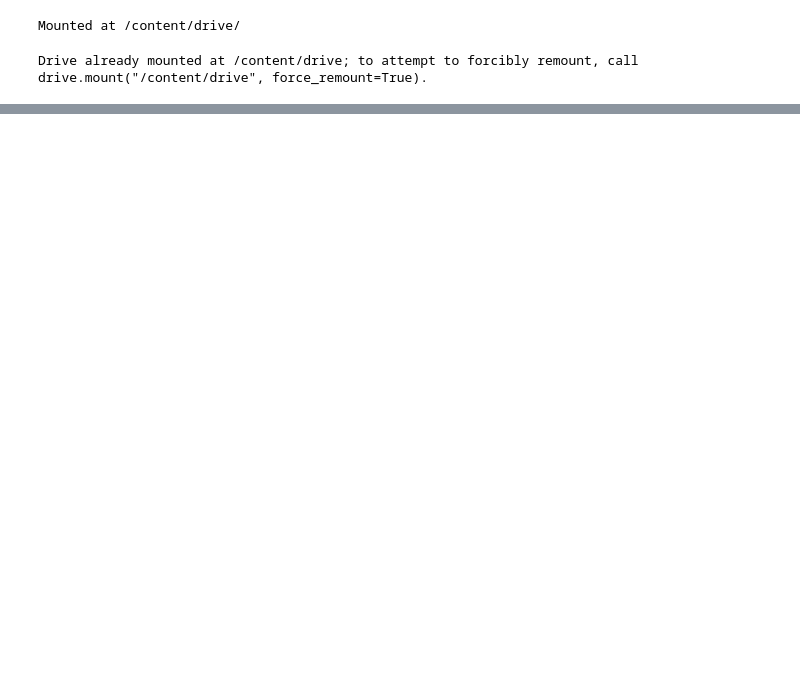
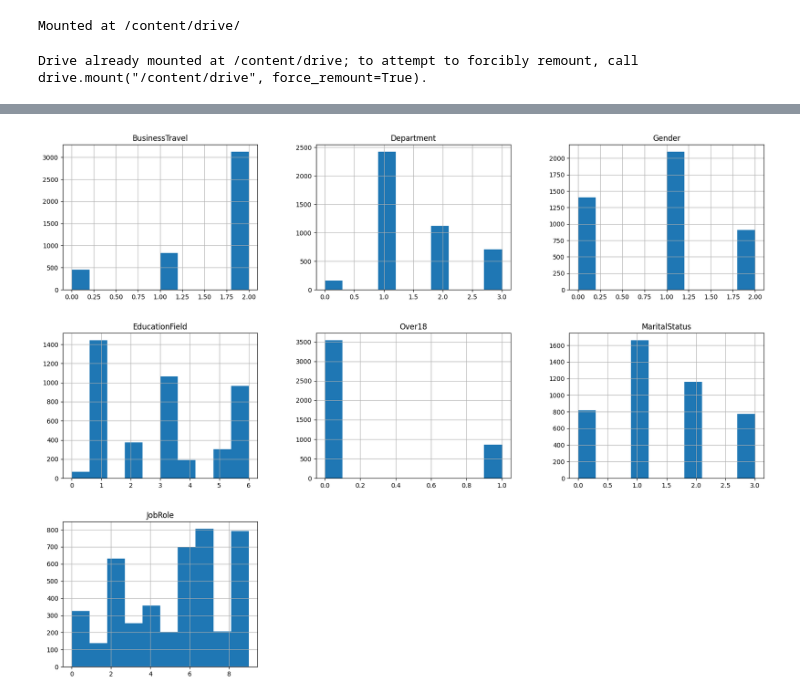
Before and after one commit to SantiagoJusteValverde/Grupo35_Practica2, a Jupyter notebook: Grupo35_Practica2.ipynb, the cells around one changed output, grey strips where cells are left out. Drawn from its saved outputs; the diff is of its cells as text; code cells hidden in the pictures; blank space fills up the shorter version.

```diff
--- a/Grupo35_Practica2.ipynb
+++ b/Grupo35_Practica2.ipynb
@@ -64,0 +116,21 @@ Name: 1, dtype: object
+# %%
+import matplotlib.pyplot as plt
+from sklearn.preprocessing import LabelEncoder
+# Obtener una lista de todas las variables en el conjunto de datos
+variables_entrada = list(X_data_set.columns)
+
+
+# Crear una lista de variables categóricas
+variables_categoricas = ['BusinessTravel', 'Department', 'Gender', 'EducationField', 'Over18', 'MaritalStatus', 'JobRole']
+variables_numericas = []
+
+# Iterar sobre cada variable y comprobar si es de tipo object
+for var in variables_entrada:
+    if var not in variables_categoricas:
+        variables_numericas.append(var)
+
+
+
+# Imprimir el número de variables categóricas
+print("-El número total de variables categóricas en el conjunto de datos es: ", len(variables_categoricas))
+print("-El número total de variables numéricas en el conjunto de datos es: ", len(variables_numericas))
@@ -64,0 +254,10 @@ Name: 1, dtype: object
+# %%
+# Gráfico de barras de las variables categóricas
+
+le = LabelEncoder()
+for col in variables_categoricas:
+    X_data_set[col] = le.fit_transform(X[col])
+X_data_set[variables_categoricas].hist(figsize=(20,15))
+plt.show()
+# %% [output]
+[figure, added]
```
Also changed, not shown: parts of 14 cells of this notebook, 1 other file.
